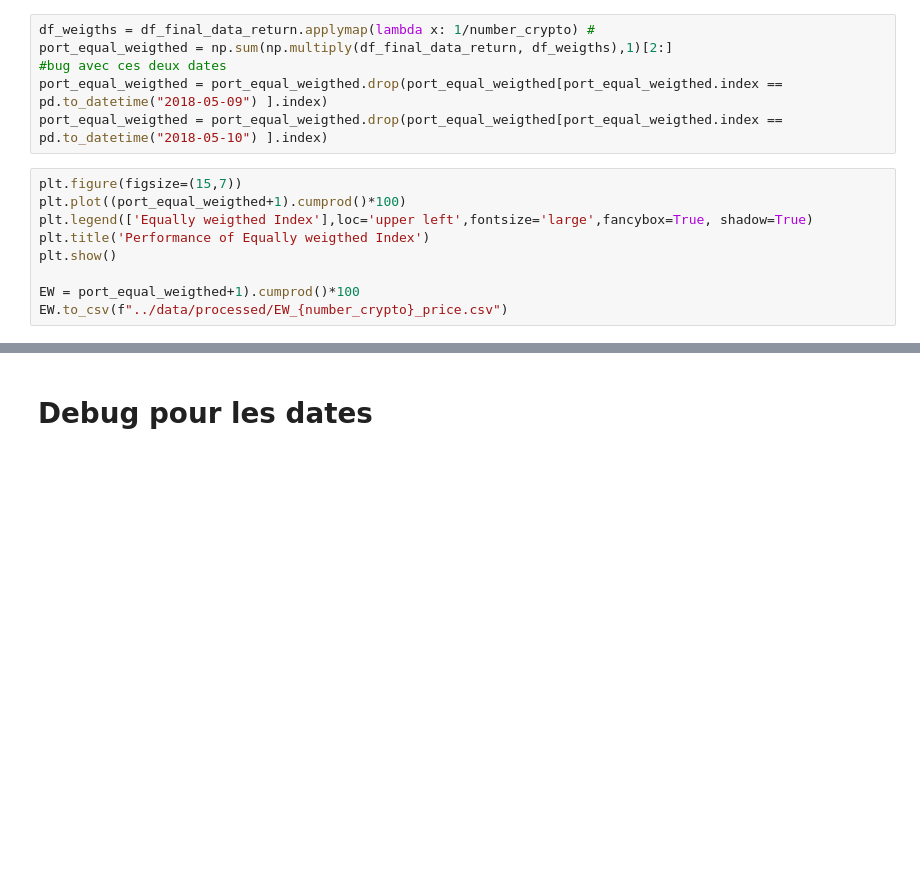
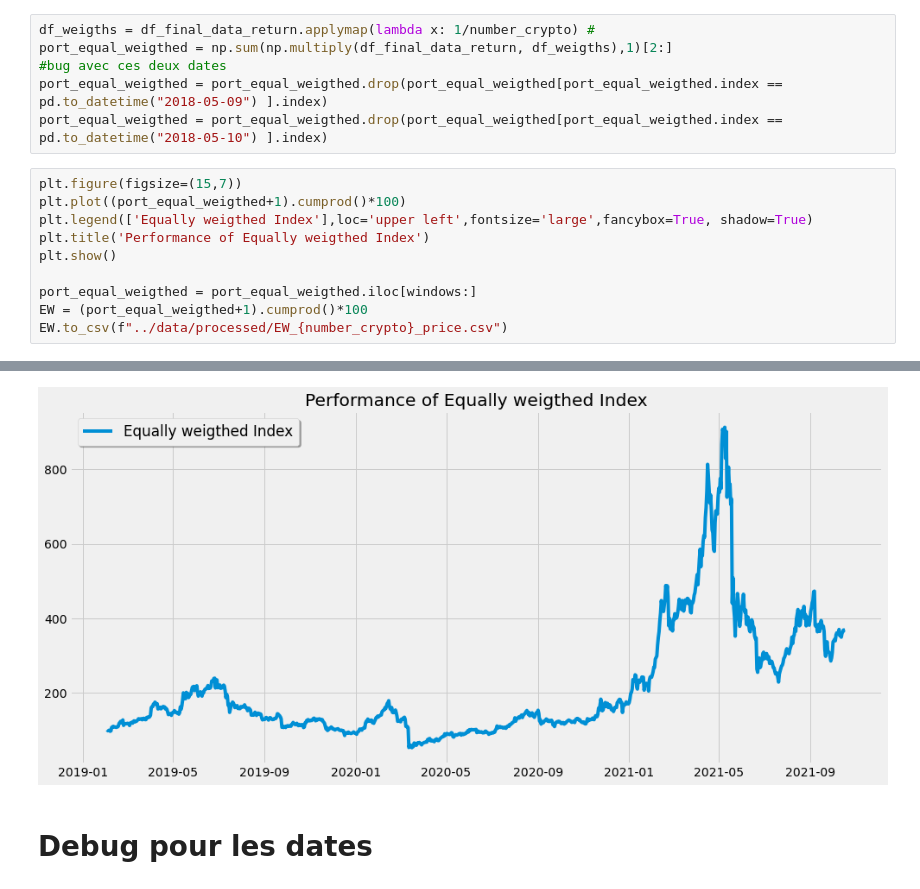
Before and after one commit to GuillaumePv/lowbeta_cryptocurrency, a Jupyter notebook: notebooks/equal_weigthed_index.ipynb, the cells around one changed output, grey strips where cells are left out. Saved outputs shown, nothing was run; the diff lists cells and outputs as text; blank space fills up the shorter version.

Commit message:
update graph data

```diff
--- a/notebooks/equal_weigthed_index.ipynb
+++ b/notebooks/equal_weigthed_index.ipynb
@@ -62,6 +62,7 @@ plt.legend(['Equally weigthed Index'],loc='upper left',fontsize='large',fancybox
 plt.title('Performance of Equally weigthed Index')
 plt.show()
 
-EW = port_equal_weigthed+1).cumprod()*100
+port_equal_weigthed = port_equal_weigthed.iloc[windows:]
+EW = (port_equal_weigthed+1).cumprod()*100
 EW.to_csv(f"../data/processed/EW_{number_crypto}_price.csv")
 # %% [output]
@@ -69,3 +69,4 @@ SyntaxError: unmatched ')' (<ipython-input-8-a334319f33b0>, line 7)
+[figure, added]
 # %% [markdown]
 # Debug pour les dates
 # %%
```
Also changed, not shown: parts of 4 cells of this notebook, 3 other files.
